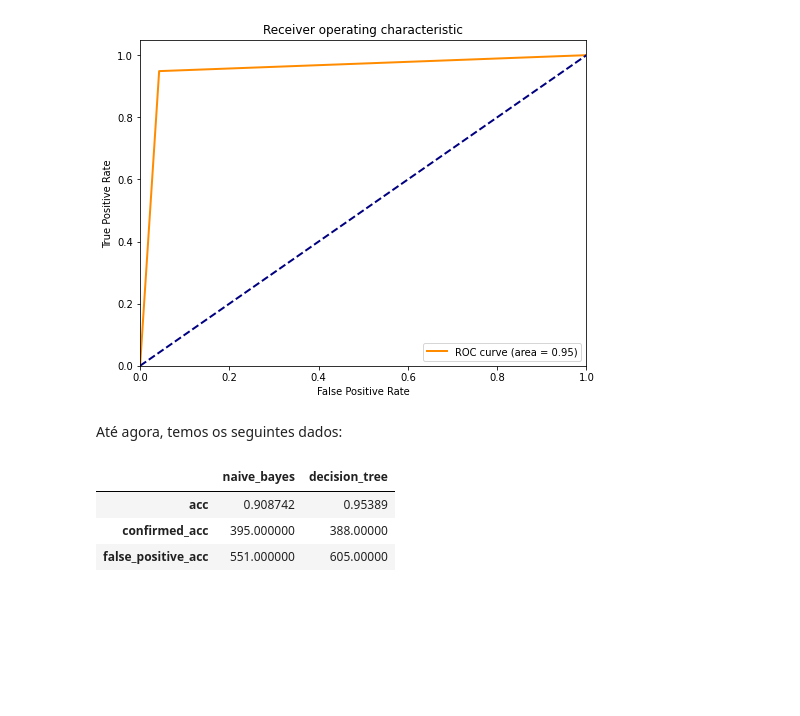
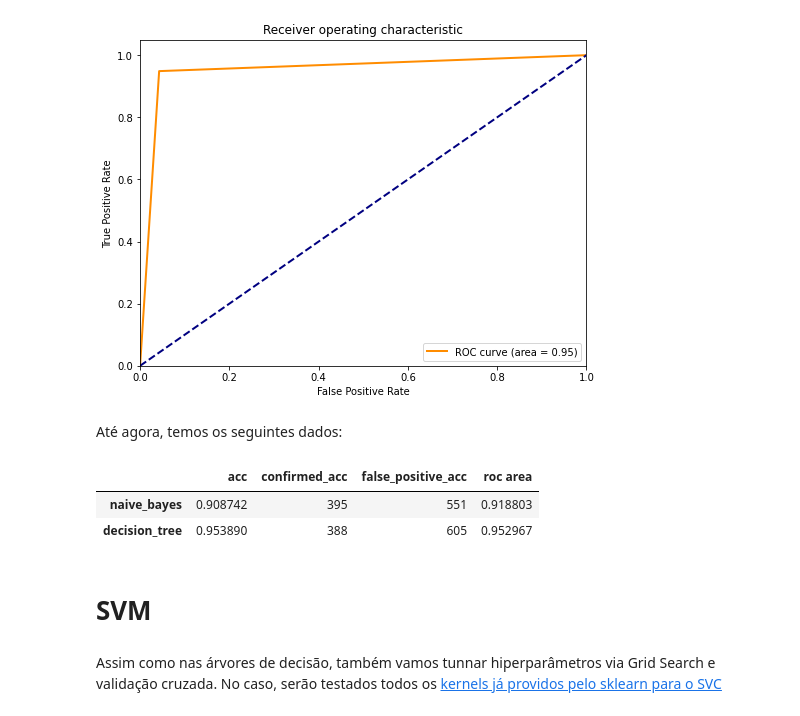
Before and after one commit to Pendulun/ExoplanetsClassifier, a Jupyter notebook: exoplanetsclassifiers.ipynb, the cells around one changed output. Cells and saved outputs as stored; diff of their text form; code cells hidden in the pictures; blank space fills up the shorter version.

```diff
--- a/exoplanetsclassifiers.ipynb
+++ b/exoplanetsclassifiers.ipynb
@@ -245,10 +249,10 @@ plotROC(fpr, tpr)
 # %% [markdown]
 Até agora, temos os seguintes dados:
 # %%
-scoresDf = pd.DataFrame.from_dict(models_scores)
-scoresDf
+pd.DataFrame.from_dict(models_scores, orient='index')
 # %% [output]
-|  | naive_bayes | decision_tree |
-| acc | 0.908742 | 0.95389 |
-| confirmed_acc | 395.000000 | 388.00000 |
-| false_positive_acc | 551.000000 | 605.00000 |
+|  | acc | confirmed_acc | false_positive_acc | roc area |
+| naive_bayes | 0.908742 | 395 | 551 | 0.918803 |
+| decision_tree | 0.953890 | 388 | 605 | 0.952967 |
+# %% [markdown]
+# SVM
@@ -254,0 +269,2 @@ scoresDf
+# %% [markdown]
+Assim como nas árvores de decisão, também vamos tunnar hiperparâmetros via Grid Search e validação cruzada. No caso, serão testados todos os [kernels já providos pelo sklearn para o SVC](https://scikit-learn.org/stable/modules/svm.html#kernel-functions)
```
Also changed, not shown: parts of 20 cells of this notebook.
